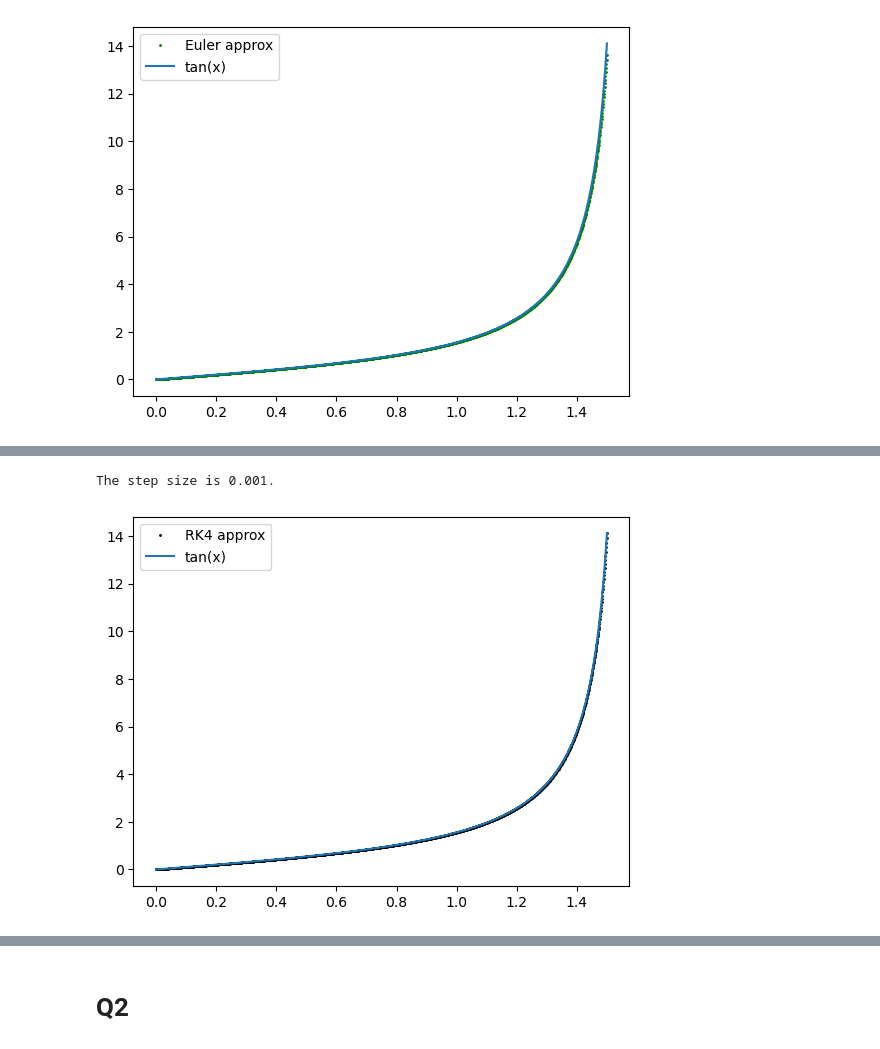
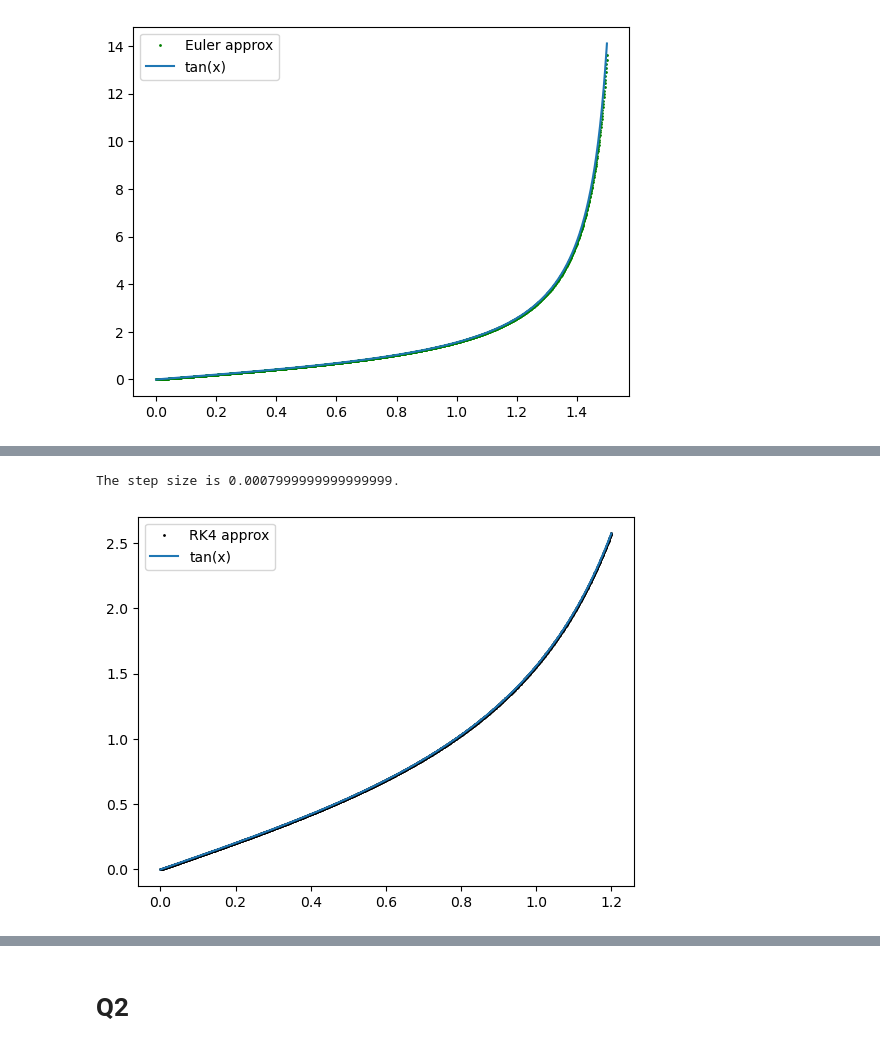
Before and after one commit to kparrine/Computational_Astro, a Jupyter notebook: C3/C3.ipynb, the cells around one changed output, grey strips where cells are left out. Saved outputs shown, nothing was run; the diff lists cells and outputs as text; code cells hidden in the pictures.

```diff
--- a/C3/C3.ipynb
+++ b/C3/C3.ipynb
@@ -269,9 +285,9 @@ The step size is 0.001.
 # %%
-x_vals, y_vals = RK4(xi=0,xf=1.5,yi=0,steps=1500)
+x_vals, y_vals = RK4(xi=0,xf=1.2,yi=0,steps=1500)
 plt.plot(x_vals,y_vals, "ko",markersize=1,label="RK4 approx")
 plt.plot(x_vals,np.tan(x_vals),label = "tan(x)")
 plt.legend()
 plt.savefig("RK4_better",dpi=300)
 # %% [output]
-The step size is 0.001.
+The step size is 0.0007999999999999999.
-[figure, old version]
+[figure, new version]
```
Also changed, not shown: parts of 18 cells of this notebook.
